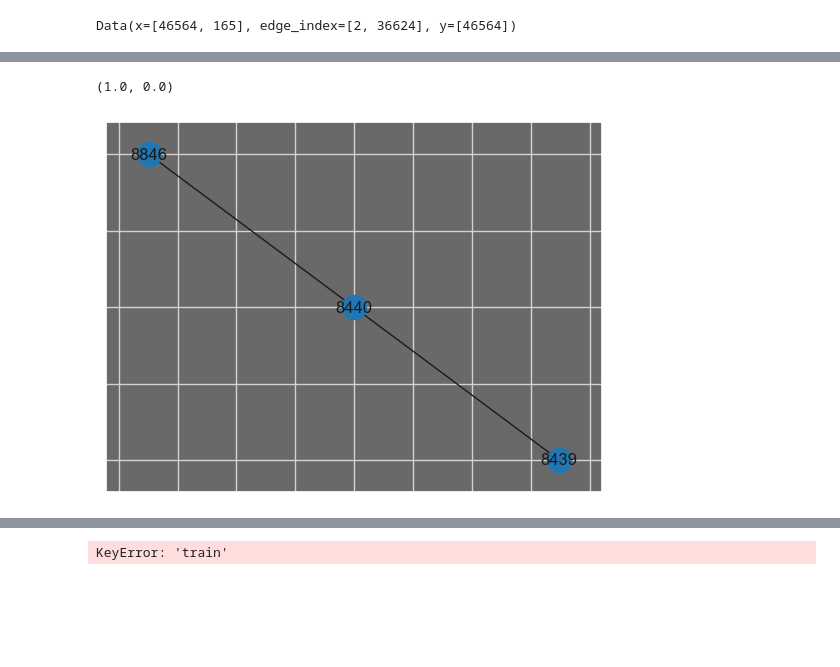
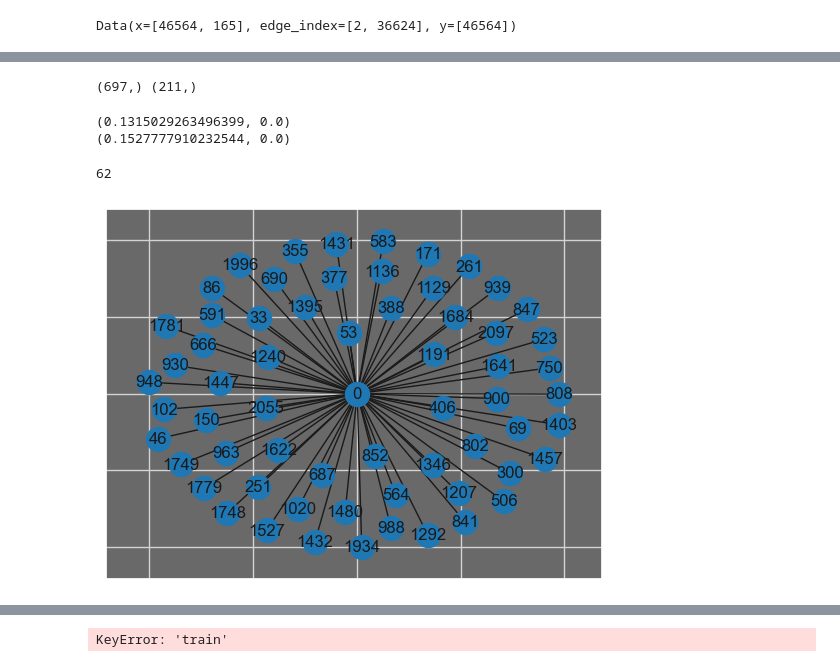
Before and after one commit to CachoobiDoobi/Anti-Money-Laundering-GNNs, a Jupyter notebook: Elliptic/main.ipynb, the cells around one changed output, grey strips where cells are left out. Saved outputs shown, nothing was run; the diff lists cells and outputs as text; code cells hidden in the pictures; blank space fills up the shorter version.

Commit message:
Stat test

```diff
--- a/Elliptic/main.ipynb
+++ b/Elliptic/main.ipynb
@@ -108 +109,10 @@ plt.show()
+# %%
+from torch_geometric.explain import ModelConfig, ExplainerConfig, GNNExplainer
+# class 1 lict
+# class 0 ilicit
+c, w = get_ilicit_predictions(GCN, loader, test_mask, device)
+c, w = c[0], w[0]
+print(c.shape, w.shape)
+# %% [output]
+(697,) (211,)
 # %%
@@ -129,17 +139,26 @@ explanation = explainer(data.x, data.edge_index, index=node_index)
 # %%
-from torch_geometric.explain.metric import fidelity
-fid_pm = fidelity(explainer, explanation)
+fid_pm = fidelity(explainer, explanation_correct)
 print(fid_pm)
-explanation.visualize_graph('subgraph.png', backend="networkx")
+explanation_correct.visualize_graph('subgraph_correct.png', backend="networkx")
+
+
+fid_pm = fidelity(explainer, explanation_wrong)
+print(fid_pm)
+explanation_wrong.visualize_graph('subgraph_wrong.png', backend="networkx")
 # %% [output]
-(1.0, 0.0)
+(0.1315029263496399, 0.0)
+(0.1527777910232544, 0.0)
 # %%
 import networkx as nx
+
+index  = 0
 edge_list = data.edge_index.cpu().detach().numpy()
 G = nx.from_edgelist(edge_list.T)
-n = list(G.neighbors(8440))
-n.append(8440)
+n = list(G.neighbors(c[index]))
+n.append(c[index])
 g = G.subgraph(n)
 nx.draw_networkx(g)
+print(G.degree(c[index]))
 # %% [output]
+62
-[figure, old version]
+[figure, new version]
```
Also changed, not shown: parts of 8 cells of this notebook, 1 other file.
